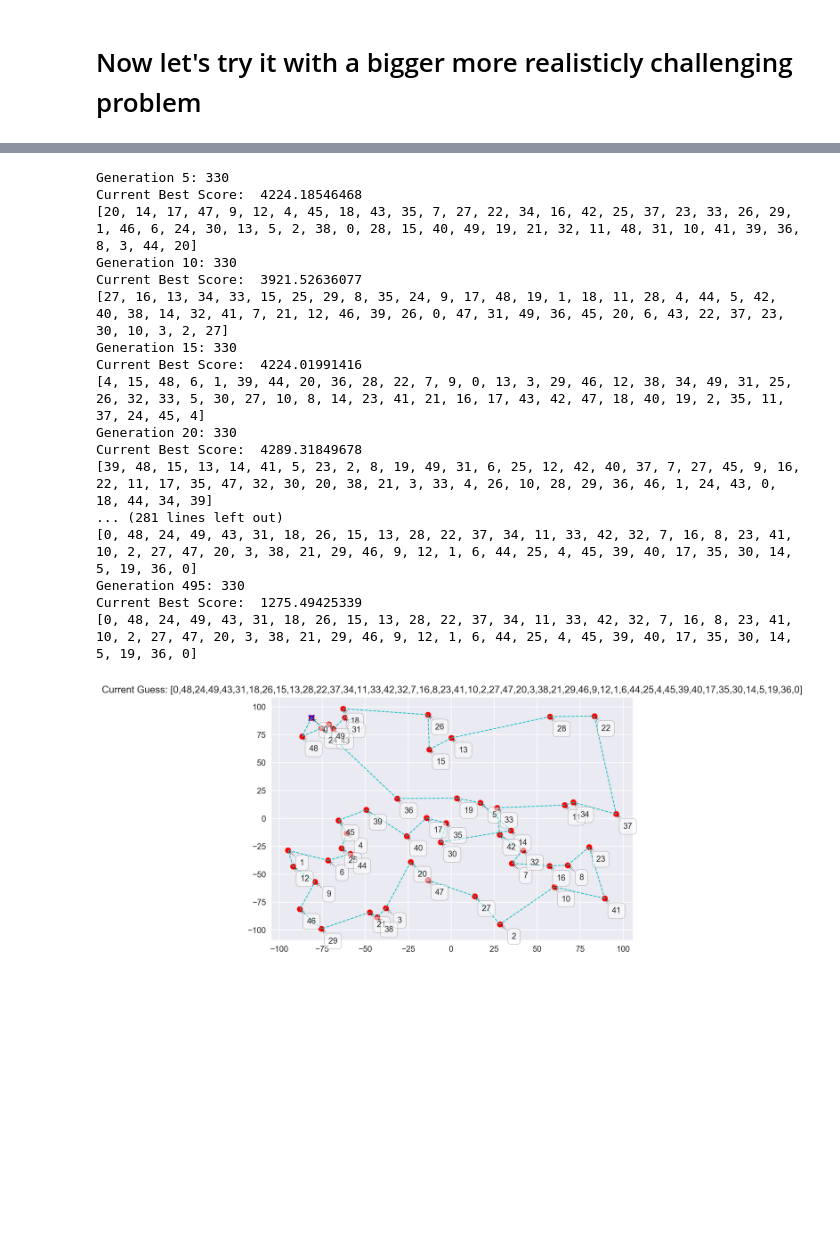
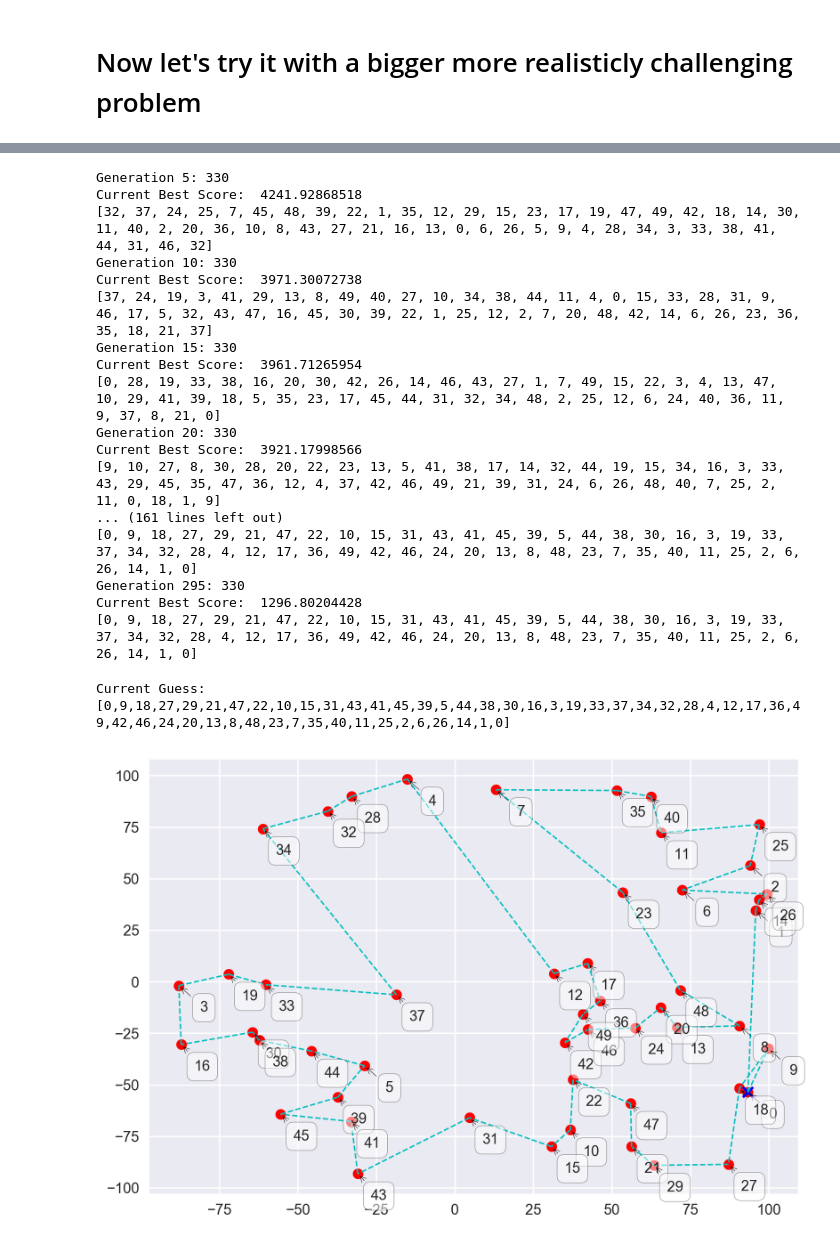
Before and after one commit to ZWMiller/PythonProjects, a Jupyter notebook: genetic_algorithms/evolutionary_algorithm_traveling_salesman.ipynb, the cells around one changed output, grey strips where cells are left out. Drawn from its saved outputs; the diff is of its cells as text; code cells hidden in the pictures; blank space fills up the shorter version.

```diff
--- a/genetic_algorithms/evolutionary_algorithm_traveling_salesman.ipynb
+++ b/genetic_algorithms/evolutionary_algorithm_traveling_salesman.ipynb
@@ -96,6 +106,12 @@ plot_guess(city_coordinates, path)
 [figure]
 # %%
 def create_generation(cities, population=100):
+    """
+    Makes a list of guessed city orders given a list of city IDs.
+    Input:
+    cities: list of city ids
+    population: how many guesses to make
+    """
     generation = [create_guess(cities) for _ in range(population)]
     return generation
 
@@ -119,8 +135,9 @@ def distance_between_cities(city1_id, city2_id):
 
 def fitness_score(guess):
     """
-    a simple function that scores them on how many of the characters are in the correct position.
-    1 point is awarded per correct character in correct position.
+    Loops through the cities in the guesses order and calculates
+    how much distance the path would take to complete a loop.
+    Lower is better.
     """
     score = 0
     for ix, city_id in enumerate(guess[:-1]):
@@ -262,6 +280,22 @@ Let's put this into a function so we can repeat it with different sets of stuff.
 # %%
 def evolve_to_solve(current_generation, max_generations, take_best_N, take_random_N,
                     mutation_rate, children_per_couple, print_every_n_generations, verbose=False):
+    """
+    Takes in a generation of guesses then evolves them over time using our breeding rules.
+    Continue this for "max_generations" times.
+    Inputs:
+    current_generation: The first generation of guesses
+    max_generations: how many generations to complete
+    take_best_N: how many of the top performers get selected to breed
+    take_random_N: how many random guesses get brought in to keep genetic diversity
+    mutation_rate: How often to mutate (currently unused)
+    children_per_couple: how many children per breeding pair
+    print_every_n_geneartions: how often to print in verbose mode
+    verbose: Show printouts of progress
+    Returns:
+    fitness_tracking: a list of the fitness score at each generations
+    best_guess: the best_guess at the end of evolution
+    """
     fitness_tracking = []
     for i in range(max_generations):
         if verbose and not i % print_every_n_generations and i > 0:
@@ -358,28 +401,29 @@ plot_cities(city_coordinates)
 # %%
 current_generation = create_generation(list(city_coordinates.keys()),population=500)
-fitness_tracking, best_guess = evolve_to_solve(current_generation, 500, 150, 70, 0.5, 3, 5, verbose=True)
+fitness_tracking, best_guess = evolve_to_solve(current_generation, 300, 150, 70, 0.5, 3, 5, verbose=True)
 # %% [output]
 Generation 5: 330
-Current Best Score:  4224.18546468
-[20, 14, 17, 47, 9, 12, 4, 45, 18, 43, 35, 7, 27, 22, 34, 16, 42, 25, 37, 23, 33, 26, 29, 1, 46, 6, 24, 30, 13, 5, 2, 38, 0, 28, 15, 40, 49, 19, 21, 32, 11, 48, 31, 10, 41, 39, 36, 8, 3, 44, 20]
+Current Best Score:  4241.92868518
+[32, 37, 24, 25, 7, 45, 48, 39, 22, 1, 35, 12, 29, 15, 23, 17, 19, 47, 49, 42, 18, 14, 30, 11, 40, 2, 20, 36, 10, 8, 43, 27, 21, 16, 13, 0, 6, 26, 5, 9, 4, 28, 34, 3, 33, 38, 41, 44, 31, 46, 32]
 Generation 10: 330
-Current Best Score:  3921.52636077
-[27, 16, 13, 34, 33, 15, 25, 29, 8, 35, 24, 9, 17, 48, 19, 1, 18, 11, 28, 4, 44, 5, 42, 40, 38, 14, 32, 41, 7, 21, 12, 46, 39, 26, 0, 47, 31, 49, 36, 45, 20, 6, 43, 22, 37, 23, 30, 10, 3, 2, 27]
+Current Best Score:  3971.30072738
+[37, 24, 19, 3, 41, 29, 13, 8, 49, 40, 27, 10, 34, 38, 44, 11, 4, 0, 15, 33, 28, 31, 9, 46, 17, 5, 32, 43, 47, 16, 45, 30, 39, 22, 1, 25, 12, 2, 7, 20, 48, 42, 14, 6, 26, 23, 36, 35, 18, 21, 37]
 Generation 15: 330
-Current Best Score:  4224.01991416
-[4, 15, 48, 6, 1, 39, 44, 20, 36, 28, 22, 7, 9, 0, 13, 3, 29, 46, 12, 38, 34, 49, 31, 25, 26, 32, 33, 5, 30, 27, 10, 8, 14, 23, 41, 21, 16, 17, 43, 42, 47, 18, 40, 19, 2, 35, 11, 37, 24, 45, 4]
+Current Best Score:  3961.71265954
+[0, 28, 19, 33, 38, 16, 20, 30, 42, 26, 14, 46, 43, 27, 1, 7, 49, 15, 22, 3, 4, 13, 47, 10, 29, 41, 39, 18, 5, 35, 23, 17, 45, 44, 31, 32, 34, 48, 2, 25, 12, 6, 24, 40, 36, 11, 9, 37, 8, 21, 0]
 Generation 20: 330
-Current Best Score:  4289.31849678
-[39, 48, 15, 13, 14, 41, 5, 23, 2, 8, 19, 49, 31, 6, 25, 12, 42, 40, 37, 7, 27, 45, 9, 16, 22, 11, 17, 35, 47, 32, 30, 20, 38, 21, 3, 33, 4, 26, 10, 28, 29, 36, 46, 1, 24, 43, 0, 18, 44, 34, 39]
-... (281 lines left out)
-[0, 48, 24, 49, 43, 31, 18, 26, 15, 13, 28, 22, 37, 34, 11, 33, 42, 32, 7, 16, 8, 23, 41, 10, 2, 27, 47, 20, 3, 38, 21, 29, 46, 9, 12, 1, 6, 44, 25, 4, 45, 39, 40, 17, 35, 30, 14, 5, 19, 36, 0]
-Generation 495: 330
-Current Best Score:  1275.49425339
-[0, 48, 24, 49, 43, 31, 18, 26, 15, 13, 28, 22, 37, 34, 11, 33, 42, 32, 7, 16, 8, 23, 41, 10, 2, 27, 47, 20, 3, 38, 21, 29, 46, 9, 12, 1, 6, 44, 25, 4, 45, 39, 40, 17, 35, 30, 14, 5, 19, 36, 0]
+Current Best Score:  3921.17998566
+[9, 10, 27, 8, 30, 28, 20, 22, 23, 13, 5, 41, 38, 17, 14, 32, 44, 19, 15, 34, 16, 3, 33, 43, 29, 45, 35, 47, 36, 12, 4, 37, 42, 46, 49, 21, 39, 31, 24, 6, 26, 48, 40, 7, 25, 2, 11, 0, 18, 1, 9]
+... (161 lines left out)
+[0, 9, 18, 27, 29, 21, 47, 22, 10, 15, 31, 43, 41, 45, 39, 5, 44, 38, 30, 16, 3, 19, 33, 37, 34, 32, 28, 4, 12, 17, 36, 49, 42, 46, 24, 20, 13, 8, 48, 23, 7, 35, 40, 11, 25, 2, 6, 26, 14, 1, 0]
+Generation 295: 330
+Current Best Score:  1296.80204428
+[0, 9, 18, 27, 29, 21, 47, 22, 10, 15, 31, 43, 41, 45, 39, 5, 44, 38, 30, 16, 3, 19, 33, 37, 34, 32, 28, 4, 12, 17, 36, 49, 42, 46, 24, 20, 13, 8, 48, 23, 7, 35, 40, 11, 25, 2, 6, 26, 14, 1, 0]
 # %%
-plot_guess(city_coordinates, best_guess)
+plot_guess(city_coordinates, best_guess, guess_in_title=False)
 # %% [output]
+Current Guess: [0,9,18,27,29,21,47,22,10,15,31,43,41,45,39,5,44,38,30,16,3,19,33,37,34,32,28,4,12,17,36,49,42,46,24,20,13,8,48,23,7,35,40,11,25,2,6,26,14,1,0]
-[figure, old version]
+[figure, new version]
 # %%
 make_fitness_tracking_plot(fitness_tracking)
 # %% [output]
```
Also changed, not shown: parts of 16 cells of this notebook.
